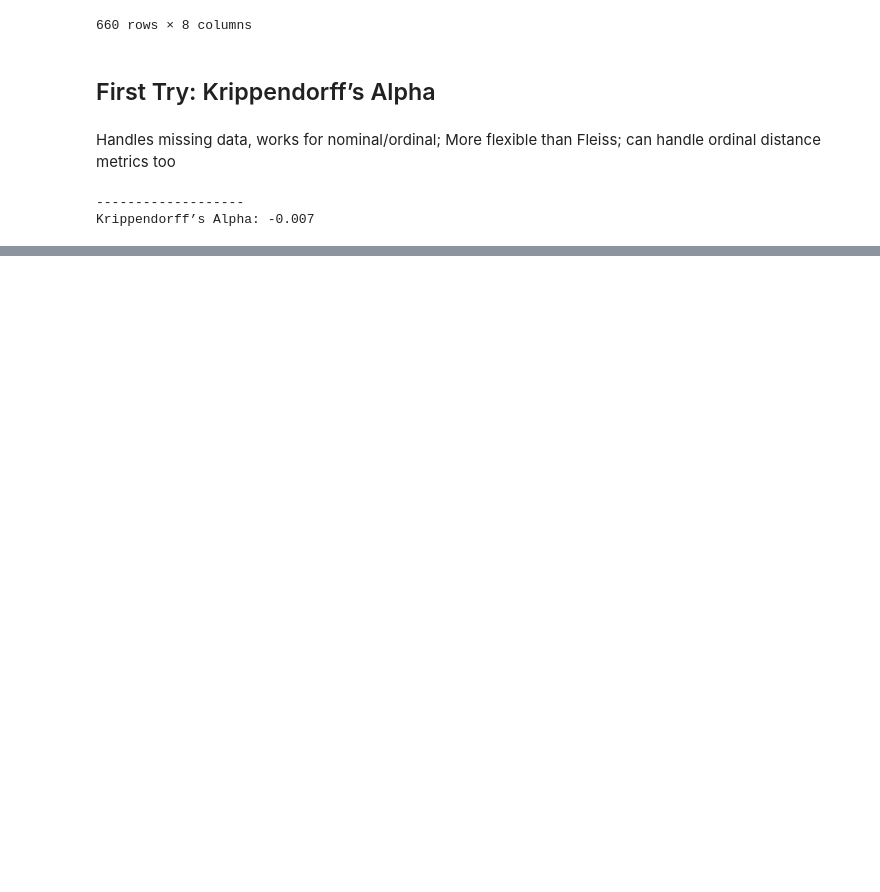
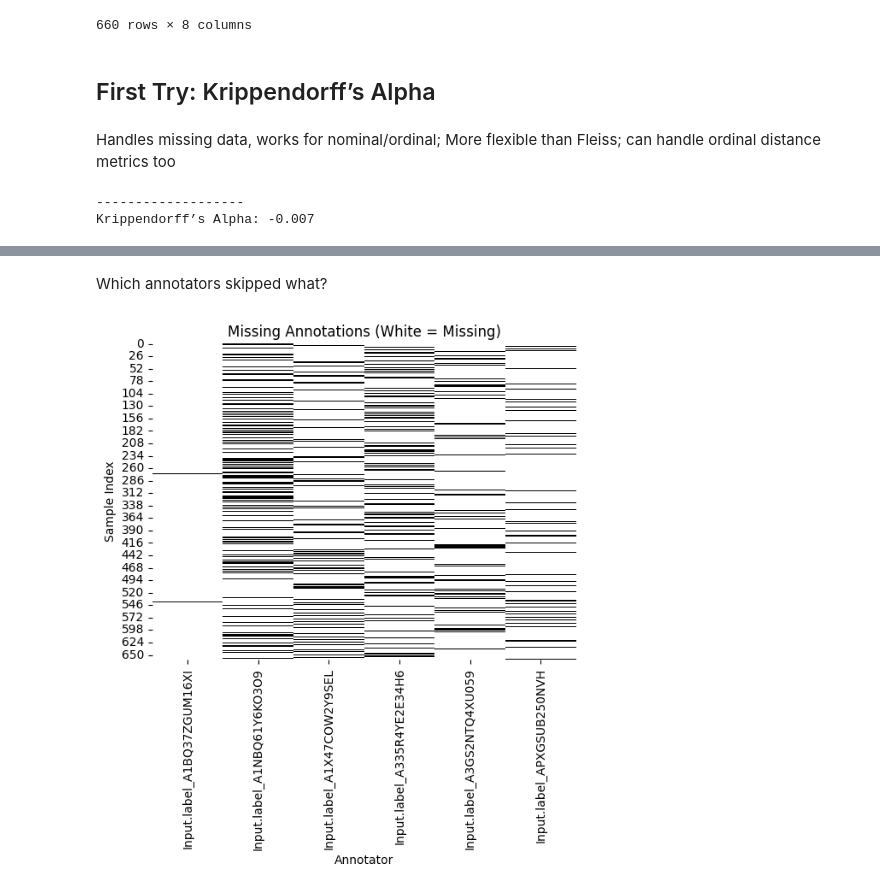
Before and after one commit to toletich311/manifesto_annotations, a Jupyter notebook: Annotations/Annotations_Descriptive_Statistics.ipynb, the cells around one changed output, grey strips where cells are left out. Saved outputs shown, nothing was run; the diff lists cells and outputs as text; code cells hidden in the pictures; blank space fills up the shorter version.

```diff
--- a/Annotations/Annotations_Descriptive_Statistics.ipynb
+++ b/Annotations/Annotations_Descriptive_Statistics.ipynb
@@ -115,0 +202,10 @@ Krippendorff’s Alpha: -0.007
+# %% [markdown]
+Which annotators skipped what?
+# %%
+sns.heatmap(ratings.isna(), cbar=False, cmap='gray')
+plt.title("Missing Annotations (White = Missing)")
+plt.xlabel("Annotator")
+plt.ylabel("Sample Index")
+plt.show()
+# %% [output]
+[figure, added]
```
Also changed, not shown: parts of 17 cells of this notebook.
